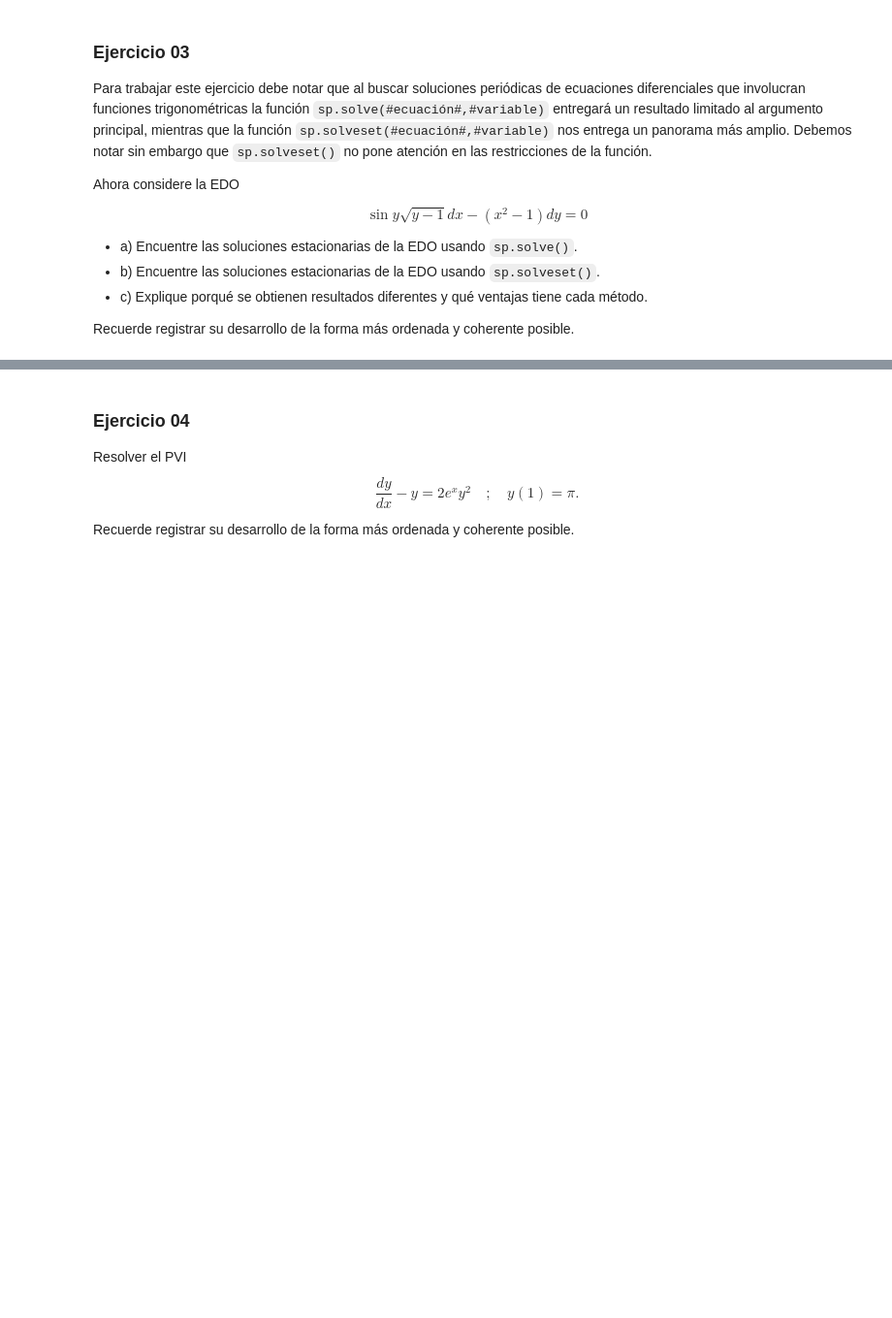
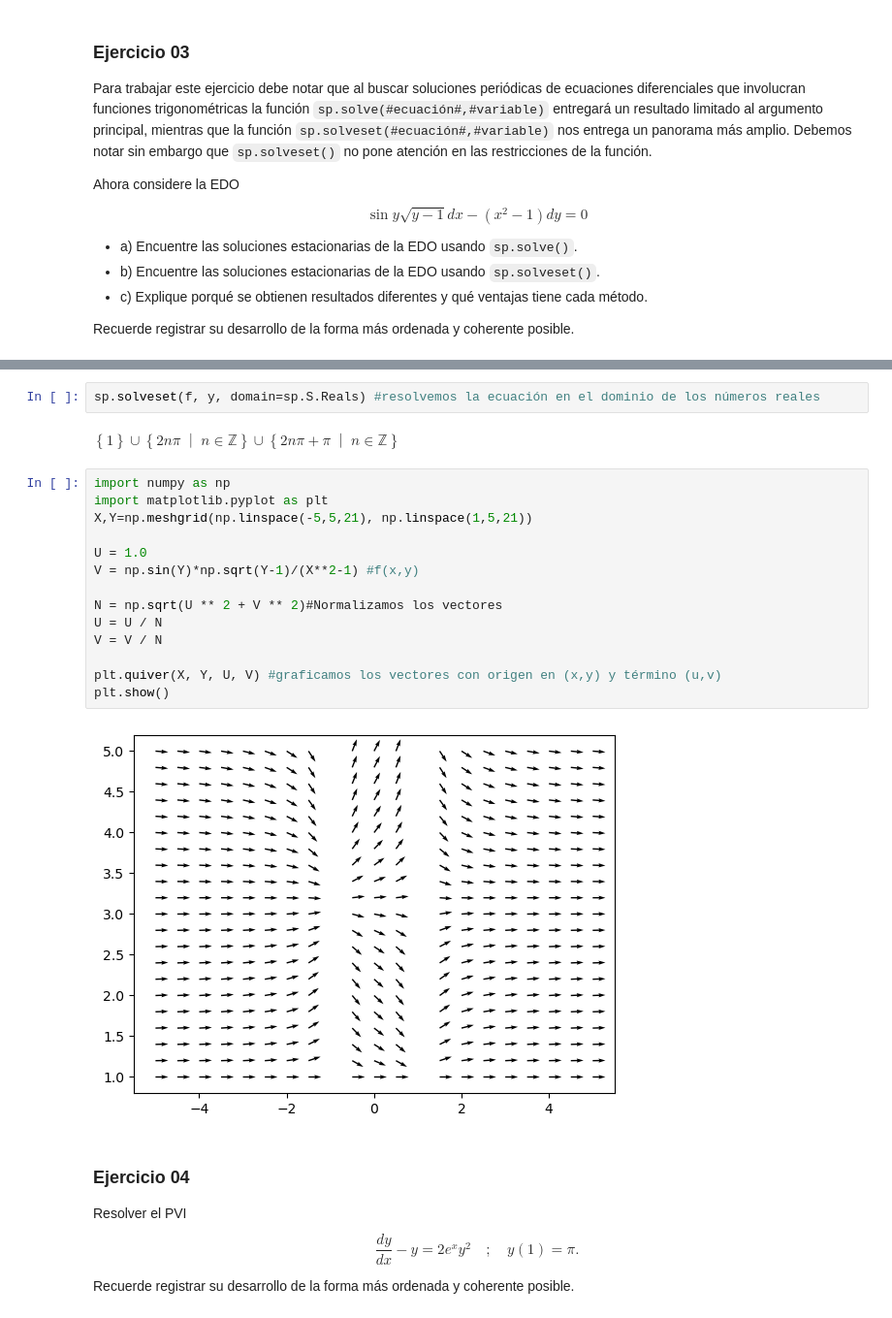
Before and after one commit to NelsonCereno/EDO_LAB, a Jupyter notebook: EDO/Clase 02 Introducción ecuaciones diferenciales.ipynb, the cells around one changed output, grey strips where cells are left out. Shown at 97% size. Drawn from its saved outputs; the diff is of its cells as text; blank space fills up the shorter version.

```diff
--- a/EDO/Clase 02 Introducción ecuaciones diferenciales.ipynb
+++ b/EDO/Clase 02 Introducción ecuaciones diferenciales.ipynb
@@ -235,3 +241,23 @@ sp.solve()
+# %%
+sp.solveset(f, y, domain=sp.S.Reals) #resolvemos la ecuación en el dominio de los números reales
+# %% [output]
+$\displaystyle \left\{1\right\} \cup \left\{2 n \pi\; \middle|\; n \in \mathbb{Z}\right\} \cup \left\{2 n \pi + \pi\; \middle|\; n \in \mathbb{Z}\right\}$
+# %%
+import numpy as np
+import matplotlib.pyplot as plt
+X,Y=np.meshgrid(np.linspace(-5,5,21), np.linspace(1,5,21))
+
+U = 1.0
+V = np.sin(Y)*np.sqrt(Y-1)/(X**2-1) #f(x,y)
+
+N = np.sqrt(U ** 2 + V ** 2)#Normalizamos los vectores
+U = U / N
+V = V / N
+
+plt.quiver(X, Y, U, V) #graficamos los vectores con origen en (x,y) y término (u,v)
+plt.show()
+# %% [output]
+[figure, added]
 # %% [markdown]
 ### Ejercicio 04
 
```
Also changed, not shown: parts of 14 cells of this notebook, 7 other files.
